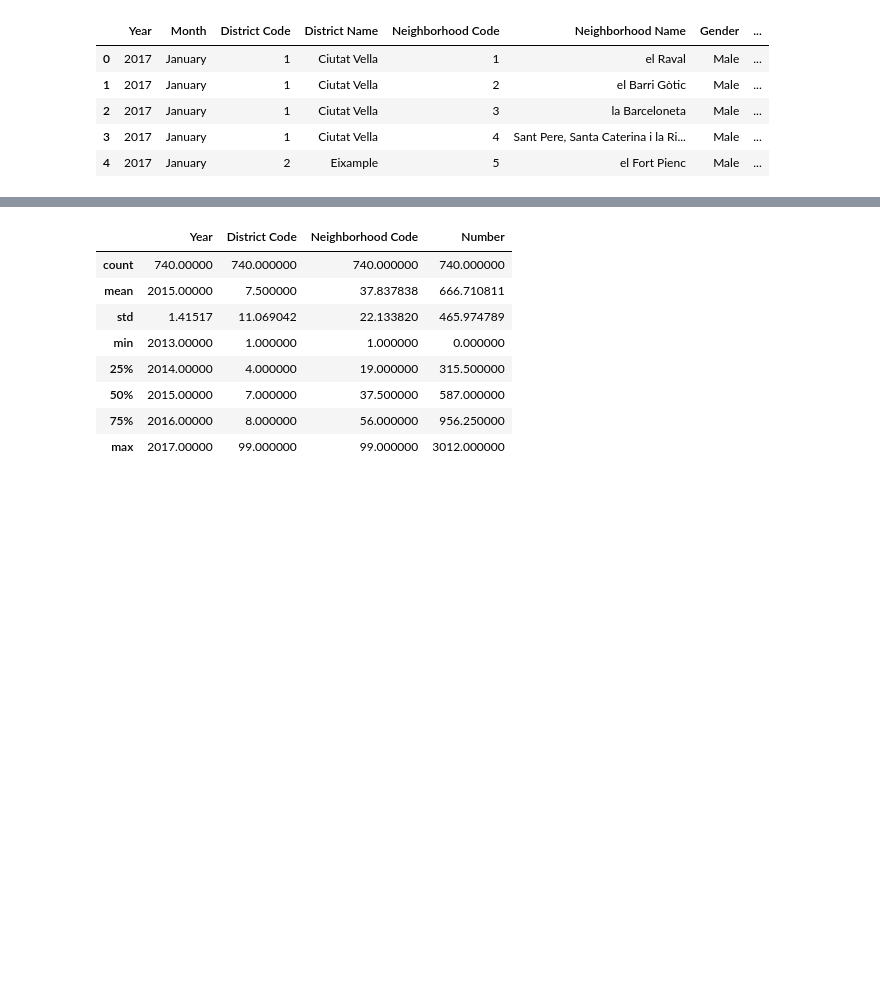
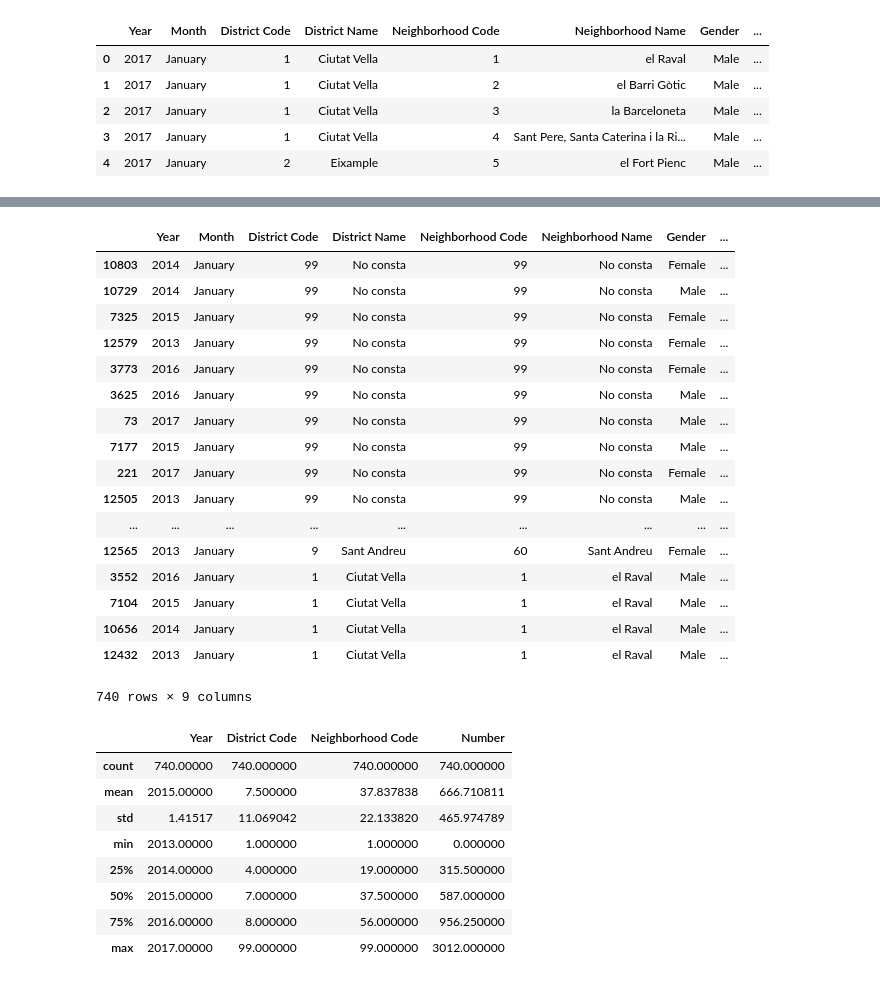
Before and after one commit to ta-data-lis/Project-Week-2-Lisbon, a Jupyter notebook: project.ipynb, the cells around one changed output, grey strips where cells are left out. Saved outputs shown, nothing was run; the diff lists cells and outputs as text; code cells hidden in the pictures; blank space fills up the shorter version.

```diff
--- a/project.ipynb
+++ b/project.ipynb
@@ -39,3 +39,24 @@ print(clean_unemployment.shape)
+# %%
+clean_unemployment.sort_values(by=['Number'])
+# %% [output]
+|  | Year | Month | District Code | District Name | Neighborhood Code | Neighborhood Name | Gender | ... |
+| 10803 | 2014 | January | 99 | No consta | 99 | No consta | Female | ... |
+| 10729 | 2014 | January | 99 | No consta | 99 | No consta | Male | ... |
+| 7325 | 2015 | January | 99 | No consta | 99 | No consta | Female | ... |
+| 12579 | 2013 | January | 99 | No consta | 99 | No consta | Female | ... |
+| 3773 | 2016 | January | 99 | No consta | 99 | No consta | Female | ... |
+| 3625 | 2016 | January | 99 | No consta | 99 | No consta | Male | ... |
+| 73 | 2017 | January | 99 | No consta | 99 | No consta | Male | ... |
+| 7177 | 2015 | January | 99 | No consta | 99 | No consta | Male | ... |
+| 221 | 2017 | January | 99 | No consta | 99 | No consta | Female | ... |
+| 12505 | 2013 | January | 99 | No consta | 99 | No consta | Male | ... |
+| ... | ... | ... | ... | ... | ... | ... | ... | ... |
+| 12565 | 2013 | January | 9 | Sant Andreu | 60 | Sant Andreu | Female | ... |
+| 3552 | 2016 | January | 1 | Ciutat Vella | 1 | el Raval | Male | ... |
+| 7104 | 2015 | January | 1 | Ciutat Vella | 1 | el Raval | Male | ... |
+| 10656 | 2014 | January | 1 | Ciutat Vella | 1 | el Raval | Male | ... |
+| 12432 | 2013 | January | 1 | Ciutat Vella | 1 | el Raval | Male | ... |
+740 rows × 9 columns
 # %%
 # Check with .describe() method
 
```
Also changed, not shown: parts of 10 cells of this notebook.
